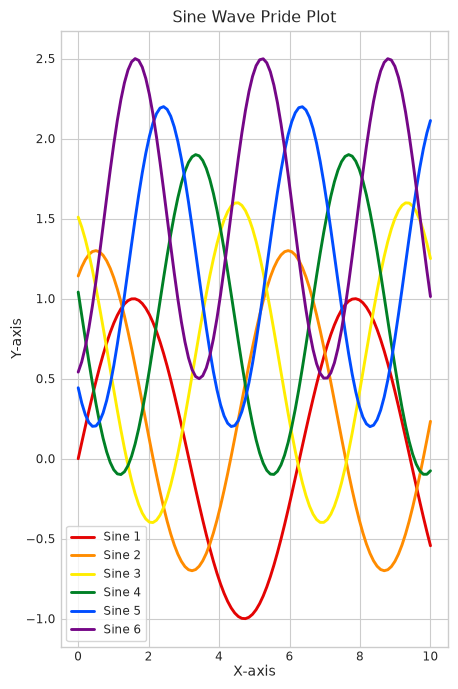
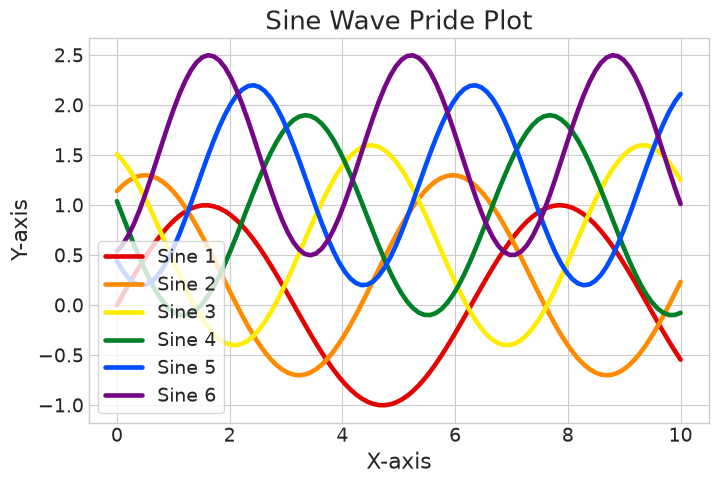
The change to this notebook cell's code, shown as a diff; its figure went from the first image to the second:
--- before
+++ after
@@ -10,5 +10,5 @@
 
 
-fig, ax = scientifig.create_figure(figsize=(5, 8))
+fig, ax = scientifig.create_figure()
 
 x = np.linspace(0, 10, 100)

Commit: update demo